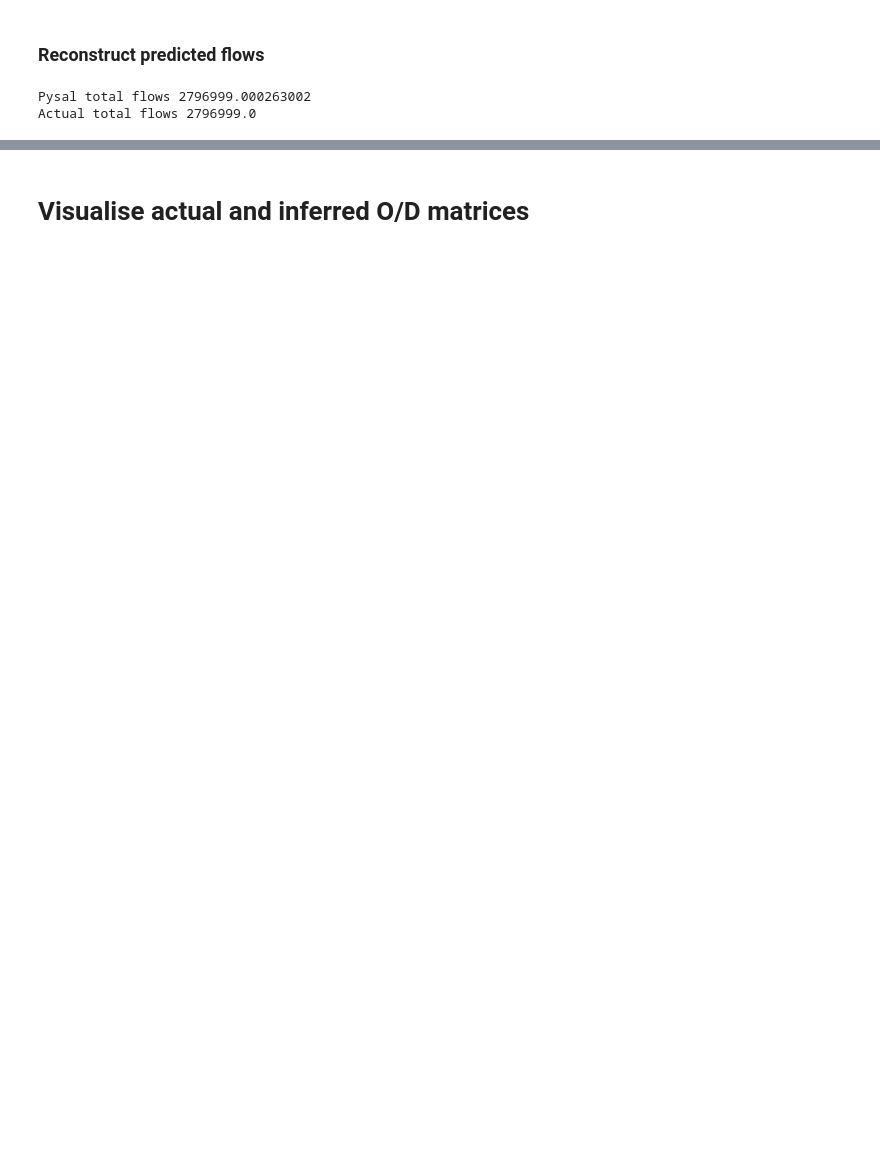
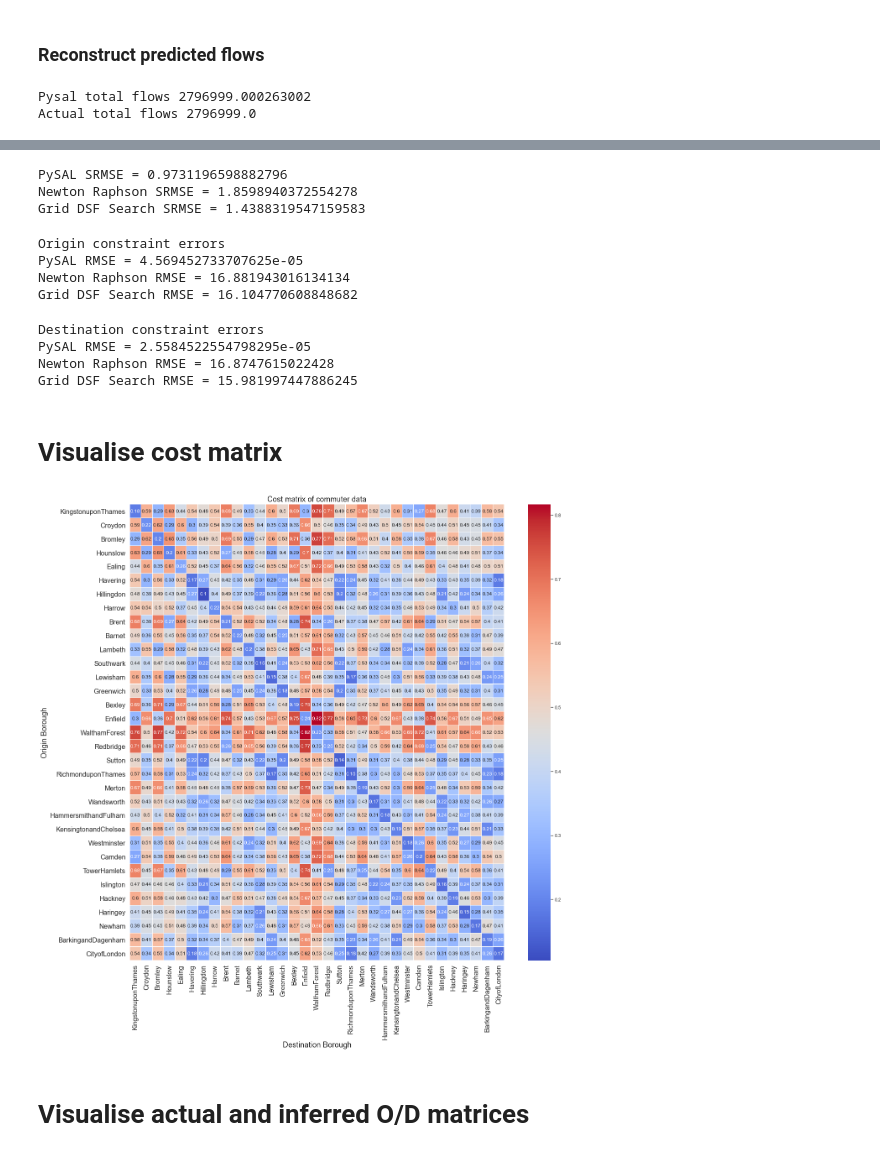
Before and after one commit to YannisZa/stochastic-travel-demand-modelling, a Jupyter notebook: notebooks/doubly_constrained_spatial_interaction_model.ipynb, the cells around one changed output, grey strips where cells are left out. Drawn from its saved outputs; the diff is of its cells as text; code cells hidden in the pictures; blank space fills up the shorter version.

```diff
--- a/notebooks/doubly_constrained_spatial_interaction_model.ipynb
+++ b/notebooks/doubly_constrained_spatial_interaction_model.ipynb
@@ -40,15 +46,22 @@ newton_raphson_flows = np.loadtxt('../data/output/{}/newton_raphson_flows.txt'.f
+# %%
+# Decide whether to use all of it or a subset
+use_whole = True
+# Select numer of zones for subset (only works if use_whole = True)
+num_zones = cost_matrix.shape[0]
 # %%
 # Store total flow \sum_{i=1}^N \sum_{j=1}^M T_{ij}
 total_flow = np.sum(origin_supply) # or equivalently np.sum(destination_demand)
 # %%
-# Select first num_zones zones
-num_zones = cost_matrix.shape[0]
+# Store total flow \sum_{i=1}^N \sum_{j=1}^M T_{ij}
+total_flow = np.sum(origin_supply) # or equivalently np.sum(destination_demand)
 
 # Take subset of data
-cost_matrix = cost_matrix[:num_zones,:num_zones]
-od_matrix = od_matrix[:num_zones,:num_zones]
-origin_supply = origin_supply[:num_zones]
-destination_demand = destination_demand[:num_zones]
+if not use_whole:
+    cost_matrix = cost_matrix[:num_zones,:num_zones]
+    od_matrix = od_matrix[:num_zones,:num_zones]
+    origin_supply = origin_supply[:num_zones]
+    destination_demand = destination_demand[:num_zones]
 
+# Store dimensions of O/D matrix
 N,M = cost_matrix.shape
 # %% [markdown]
@@ -272,3 +331,64 @@ Newton Raphson (C function) total demand: [ 38731.  74773.  45406.  68306.  7621
+# %%
+# Grid DSF search Method
+dsf_srmse = _SRMSE2(od_matrix,dsf_flows)
+# Newton Raphson Method
+netwon_raphson_srmse = _SRMSE2(od_matrix,newton_raphson_flows)
+# PySAL Method
+pysal_srmse = _SRMSE2(od_matrix,pysal_flows)
+
+print('PySAL SRMSE =', doubly.SRMSE)
+print('Newton Raphson SRMSE =', netwon_raphson_srmse)
+print('Grid DSF Search SRMSE =', dsf_srmse)
+# %% [output]
+PySAL SRMSE = 0.9731196598882796
+Newton Raphson SRMSE = 1.8598940372554278
+Grid DSF Search SRMSE = 1.4388319547159583
+# %%
+print('Origin constraint errors')
+print('PySAL RMSE =', RMSE(np.sum(od_matrix,axis=1),np.sum(pysal_flows,axis=1)))
+print('Newton Raphson RMSE =', RMSE(np.sum(od_matrix,axis=1),np.sum(newton_raphson_flows,axis=1)))
+print('Grid DSF Search RMSE =', RMSE(np.sum(od_matrix,axis=1),np.sum(dsf_flows,axis=1)))
+# %% [output]
+Origin constraint errors
+PySAL RMSE = 4.569452733707625e-05
+Newton Raphson RMSE = 16.881943016134134
+Grid DSF Search RMSE = 16.104770608848682
+# %%
+print('Destination constraint errors')
+print('PySAL RMSE =', RMSE(np.sum(od_matrix,axis=0),np.sum(pysal_flows,axis=0)))
+print('Newton Raphson RMSE =', RMSE(np.sum(od_matrix,axis=0),np.sum(newton_raphson_flows,axis=0)))
+print('Grid DSF Search RMSE =', RMSE(np.sum(od_matrix,axis=0),np.sum(dsf_flows,axis=0)))
+# %% [output]
+Destination constraint errors
+PySAL RMSE = 2.5584522554798295e-05
+Newton Raphson RMSE = 16.8747615022428
+Grid DSF Search RMSE = 15.981997447886245
+# %% [markdown]
+# Visualise cost matrix
+# %%
+# Change font scaling
+sns.set(font_scale=1)
+# Set plot size
+plt.figure(figsize=(20,20))
+# Add heatmap
+cost_matrix_heatmap = sns.heatmap(cost_matrix,
+                            annot=True,
+                            cmap="coolwarm",
+                            xticklabels=boroughs,
+                            yticklabels=boroughs,
+                            linewidths=.05)
+# Add x,y axes labels
+plt.xlabel("Destination Borough",fontsize=18)
+plt.ylabel("Origin Borough",fontsize=18)
+# Add title
+plt.title('Cost matrix of {} data'.format(dataset), fontsize=18)
+# Increase tick font size
+plt.tick_params(labelsize=16)
+
+# Save figure to output
+plt.savefig('../data/output/{}/figures/actual/cost_matrix.png'.format(dataset))
+# %% [output]
+[figure, added]
 # %% [markdown]
 # Visualise actual and inferred O/D matrices
 # %%
```
Also changed, not shown: parts of 36 cells of this notebook.
